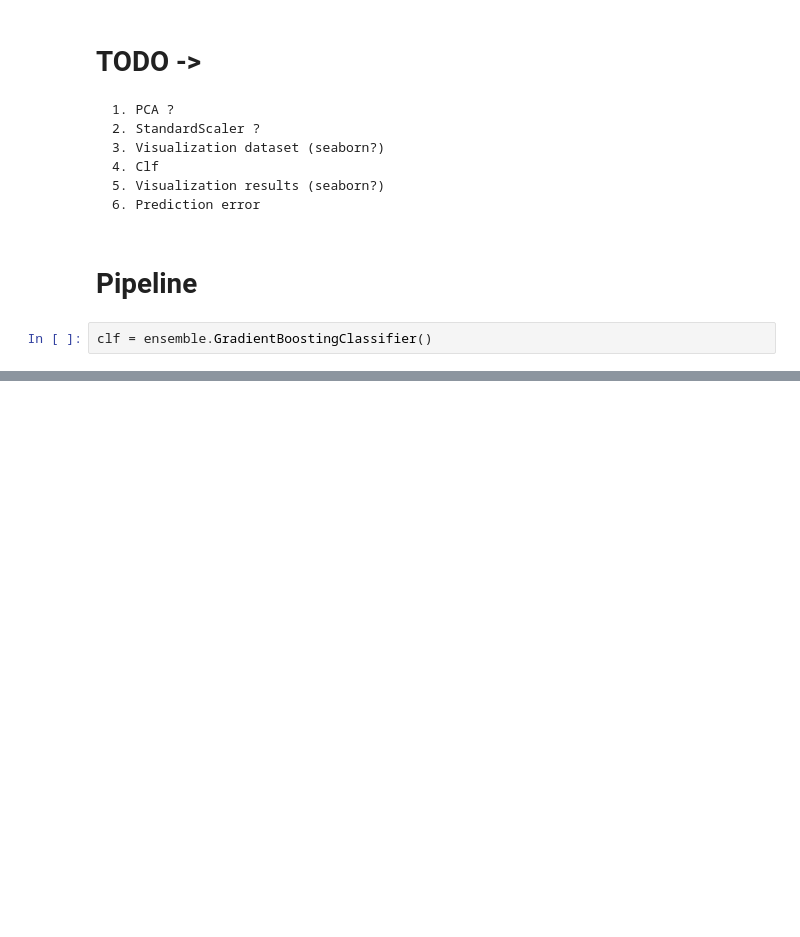
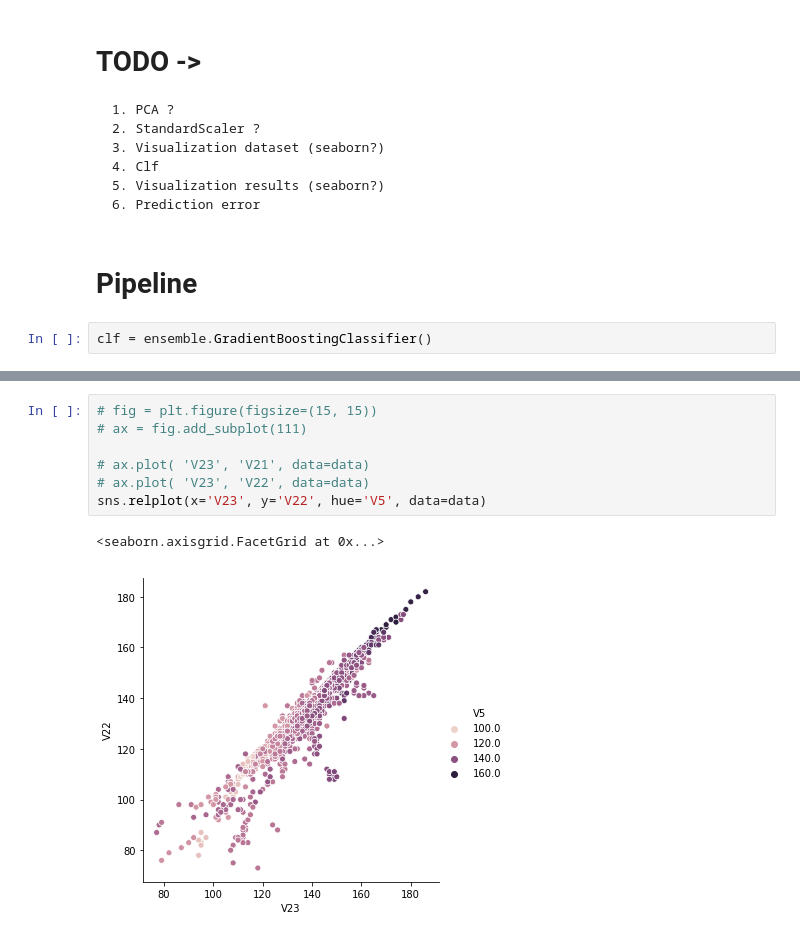
Before and after one commit to Agulaa/OpenML-project, a Jupyter notebook: OpenML-Project_AI.ipynb, the cells around one changed output, grey strips where cells are left out. Saved outputs shown, nothing was run; the diff lists cells and outputs as text; blank space fills up the shorter version.

```diff
--- a/OpenML-Project_AI.ipynb
+++ b/OpenML-Project_AI.ipynb
@@ -174,0 +237,10 @@ clf = ensemble.GradientBoostingClassifier()
+# %%
+# fig = plt.figure(figsize=(15, 15))
+# ax = fig.add_subplot(111)
+
+# ax.plot( 'V23', 'V21', data=data)
+# ax.plot( 'V23', 'V22', data=data)
+sns.relplot(x='V23', y='V22', hue='V5', data=data)
+# %% [output]
+<seaborn.axisgrid.FacetGrid at 0x...>
+[figure, added]
```
Also changed, not shown: parts of 7 cells of this notebook, 1 other file.
